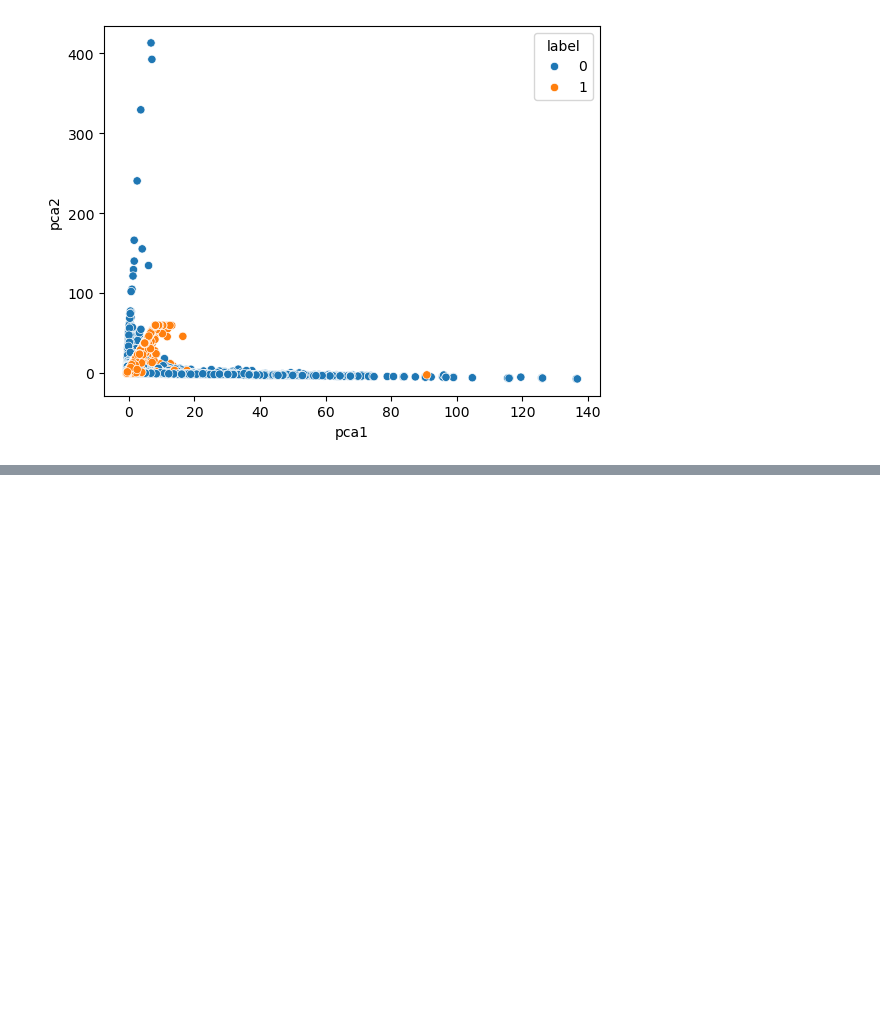
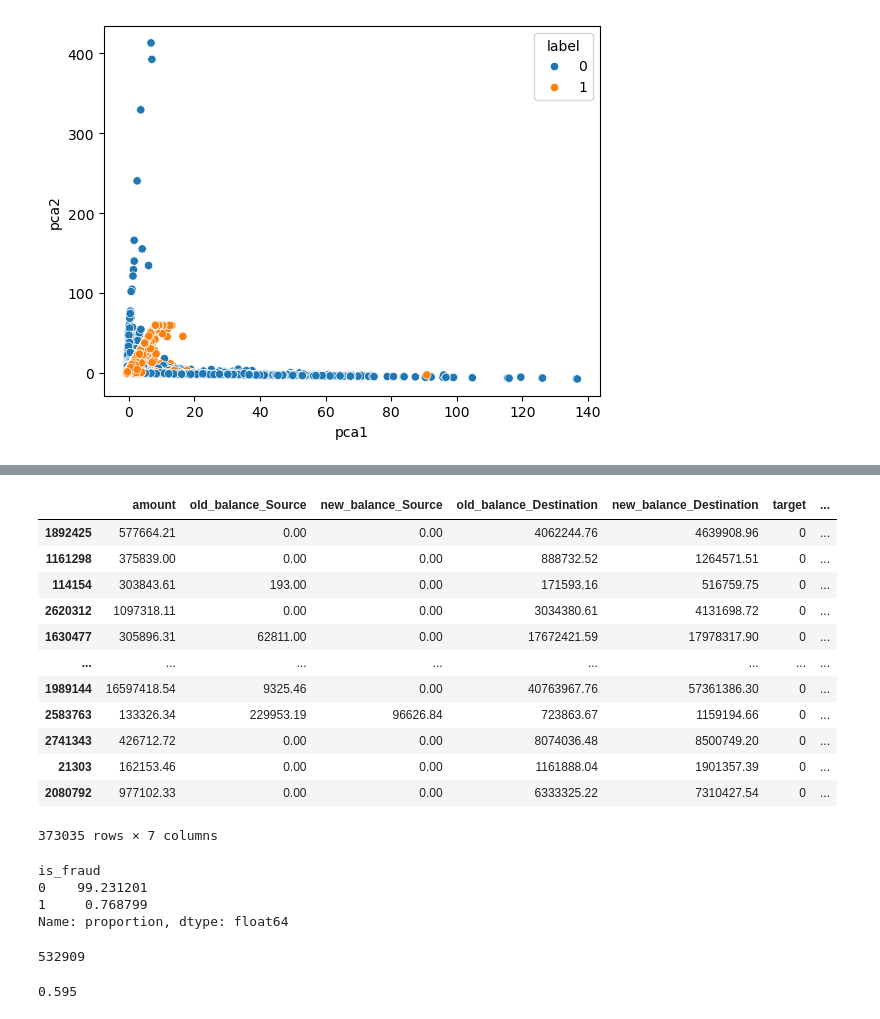
Before and after one commit to salfaris/financial-fraud-detection, a Jupyter notebook: notebooks/explore.ipynb, the cells around one changed output, grey strips where cells are left out. Saved outputs shown, nothing was run; the diff lists cells and outputs as text; code cells hidden in the pictures; blank space fills up the shorter version.

```diff
--- a/notebooks/explore.ipynb
+++ b/notebooks/explore.ipynb
@@ -132,0 +220,8 @@ sns.scatterplot(data=pca_df, x="pca1", y="pca2", hue="label")
+# %%
+data = data[data.type.isin(["TRANSFER", "CASH_OUT"])]
+data.reset_index(drop=True, inplace=True)
+# %%
+        data = data.query("type == 'TRANSFER'")
+# %%
+X = data[["amount", "old_balance_Source", "new_balance_Source", "old_balance_Destination", "new_balance_Destination"]]
+y = data["is_fraud"]
@@ -132,0 +247,32 @@ sns.scatterplot(data=pca_df, x="pca1", y="pca2", hue="label")
+# %%
+X_train["is_fraud"] = y_train
+X_train
+# %% [output]
+|  | amount | old_balance_Source | new_balance_Source | old_balance_Destination | new_balance_Destination | target | ... |
+| 1892425 | 577664.21 | 0.00 | 0.00 | 4062244.76 | 4639908.96 | 0 | ... |
+| 1161298 | 375839.00 | 0.00 | 0.00 | 888732.52 | 1264571.51 | 0 | ... |
+| 114154 | 303843.61 | 193.00 | 0.00 | 171593.16 | 516759.75 | 0 | ... |
+| 2620312 | 1097318.11 | 0.00 | 0.00 | 3034380.61 | 4131698.72 | 0 | ... |
+| 1630477 | 305896.31 | 62811.00 | 0.00 | 17672421.59 | 17978317.90 | 0 | ... |
+| ... | ... | ... | ... | ... | ... | ... | ... |
+| 1989144 | 16597418.54 | 9325.46 | 0.00 | 40763967.76 | 57361386.30 | 0 | ... |
+| 2583763 | 133326.34 | 229953.19 | 96626.84 | 723863.67 | 1159194.66 | 0 | ... |
+| 2741343 | 426712.72 | 0.00 | 0.00 | 8074036.48 | 8500749.20 | 0 | ... |
+| 21303 | 162153.46 | 0.00 | 0.00 | 1161888.04 | 1901357.39 | 0 | ... |
+| 2080792 | 977102.33 | 0.00 | 0.00 | 6333325.22 | 7310427.54 | 0 | ... |
+373035 rows × 7 columns
+# %%
+y.value_counts(normalize=True) * 100
+# %% [output]
+is_fraud
+0    99.231201
+1     0.768799
+Name: proportion, dtype: float64
+# %%
+xsh
+# %% [output]
+532909
+# %%
+0.7 * 0.85
+# %% [output]
+0.595
```
Also changed, not shown: parts of 12 cells of this notebook, 3 other files.
